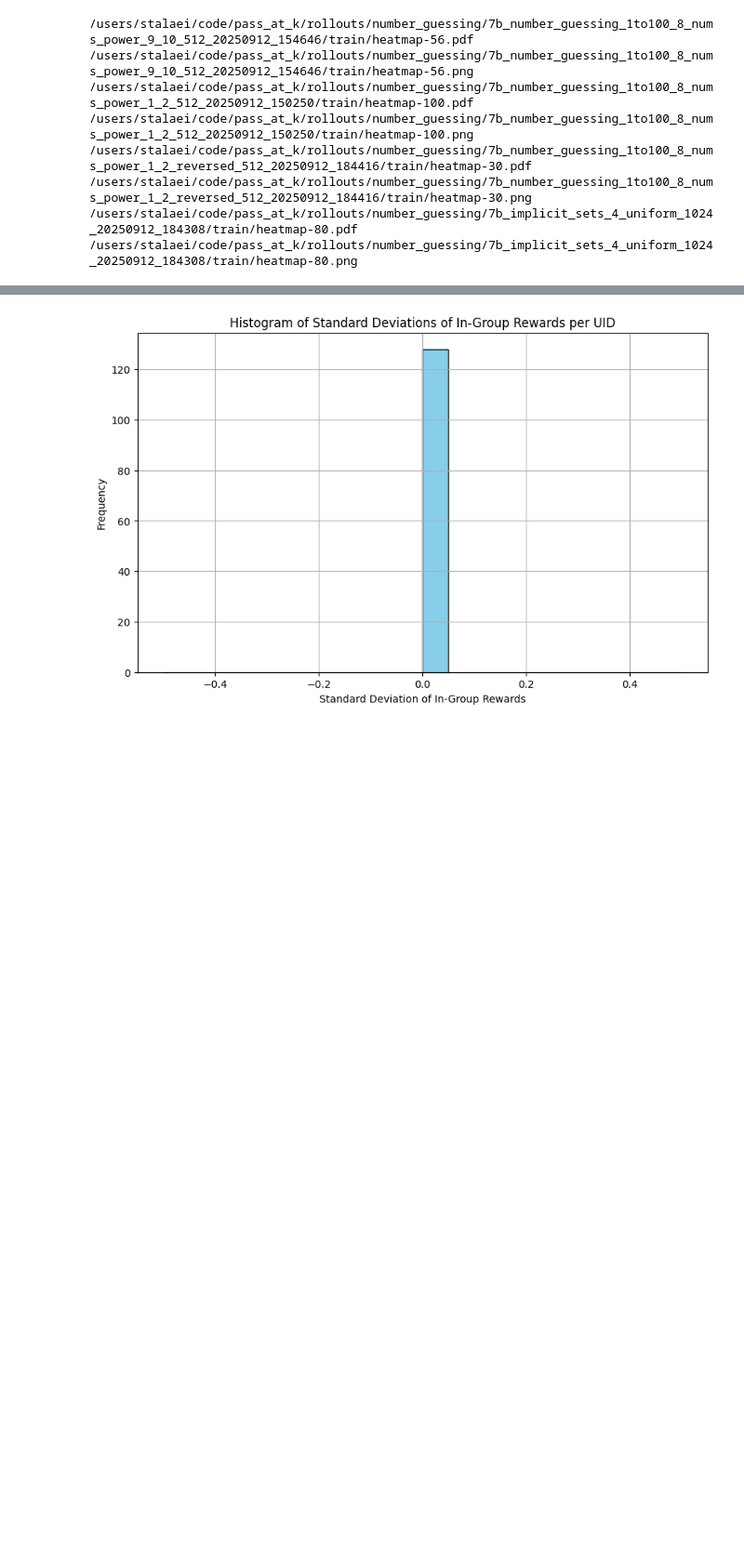
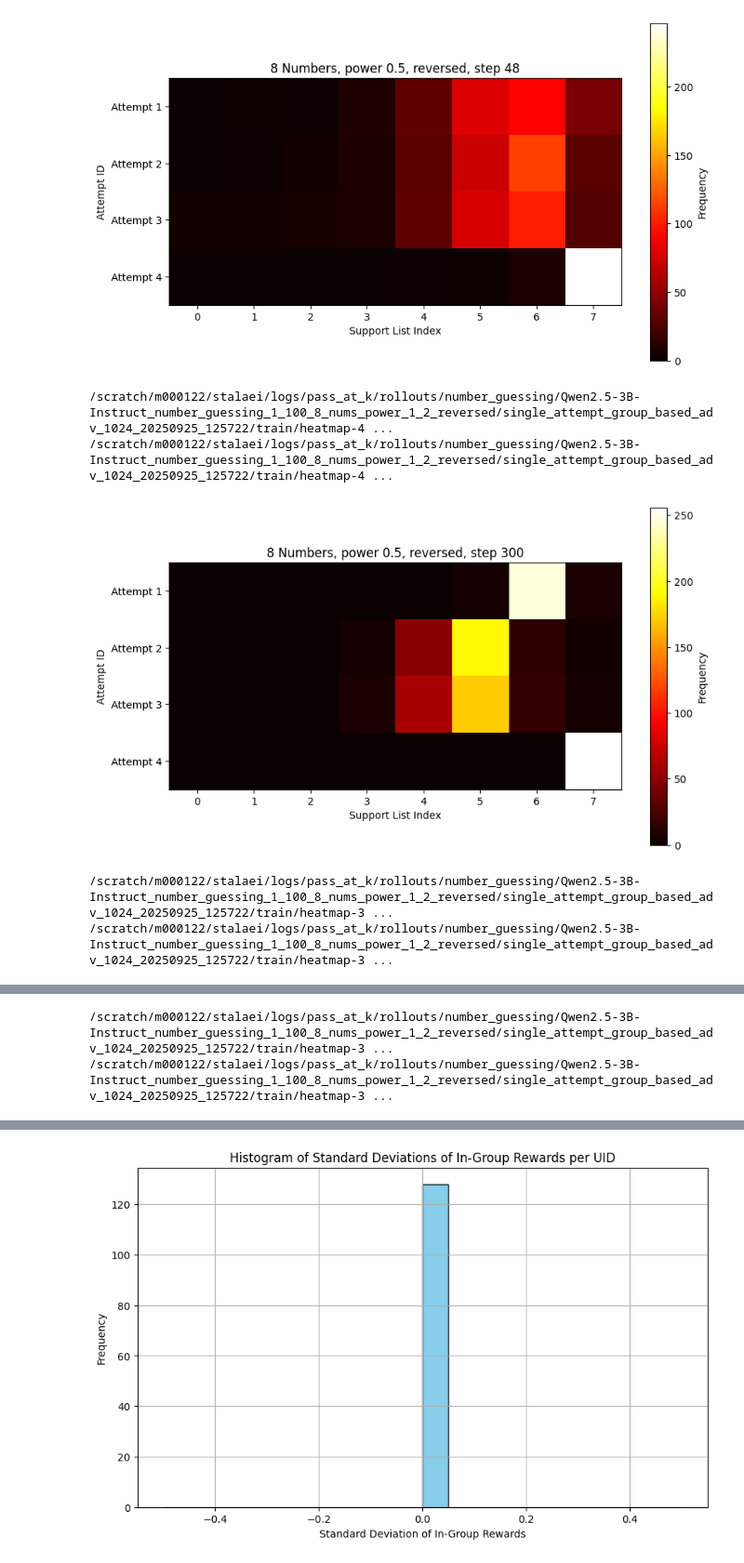
Before and after one commit to GnarlyMshtep/pass_at_k, a Jupyter notebook: custom/notebooks/random_number_analysis.ipynb, the cells around one changed output, grey strips where cells are left out. Shown: that part at 93% size. Cells and saved outputs as stored; diff of their text form; code cells hidden in the pictures; blank space fills up the shorter version.

Commit message:
Added group based advantage calculator and attempt id ratio reward.

```diff
--- a/custom/notebooks/random_number_analysis.ipynb
+++ b/custom/notebooks/random_number_analysis.ipynb
@@ -67,21 +70,26 @@ def create_and_save_heatmap(exp_name, data_path):
     plt.close()
 # %%
 # Example usage
+# exp_paths = {
+#     "8 Numbers, power 0.9": "/users/stalaei/code/pass_at_k/rollouts/number_guessing/7b_number_guessing_1to100_8_nums_power_9_10_512_20250912_154646/train/56.jsonl",
+#     "8 Numbers, power 0.5": "/users/stalaei/code/pass_at_k/rollouts/number_guessing/7b_number_guessing_1to100_8_nums_power_1_2_512_20250912_150250/train/100.jsonl",
+#     "8 Numbers, power 0.5, reversed": "/users/stalaei/code/pass_at_k/rollouts/number_guessing/7b_number_guessing_1to100_8_nums_power_1_2_reversed_512_20250912_184416/train/30.jsonl",
+#     "4 numbers, implicit, uniform": "/users/stalaei/code/pass_at_k/rollouts/number_guessing/7b_implicit_sets_4_uniform_1024_20250912_184308/train/80.jsonl"
+# }
+
 exp_paths = {
-    "8 Numbers, power 0.9": "/users/stalaei/code/pass_at_k/rollouts/number_guessing/7b_number_guessing_1to100_8_nums_power_9_10_512_20250912_154646/train/56.jsonl",
-    "8 Numbers, power 0.5": "/users/stalaei/code/pass_at_k/rollouts/number_guessing/7b_number_guessing_1to100_8_nums_power_1_2_512_20250912_150250/train/100.jsonl",
-    "8 Numbers, power 0.5, reversed": "/users/stalaei/code/pass_at_k/rollouts/number_guessing/7b_number_guessing_1to100_8_nums_power_1_2_reversed_512_20250912_184416/train/30.jsonl",
-    "4 numbers, implicit, uniform": "/users/stalaei/code/pass_at_k/rollouts/number_guessing/7b_implicit_sets_4_uniform_1024_20250912_184308/train/80.jsonl"
+    "8 Numbers, power 0.5, reversed, step 48": "/scratch/m000122/stalaei/logs/pass_at_k/rollouts/number_guessing/Qwen2.5-3B-Instruct_number_guessing_1_100_8_nums_power_1_2_reversed/single_attempt_group_based_adv_1024_20250925_125722/train/48.jsonl",
+    "8 Numbers, power 0.5, reversed, step 300": "/scratch/m000122/stalaei/logs/pass_at_k/rollouts/number_guessing/Qwen2.5-3B-Instruct_number_guessing_1_100_8_nums_power_1_2_reversed/single_attempt_group_based_adv_1024_20250925_125722/train/300.jsonl",
+    "8 Numbers, power 0.5, reversed, step 390": "/scratch/m000122/stalaei/logs/pass_at_k/rollouts/number_guessing/Qwen2.5-3B-Instruct_number_guessing_1_100_8_nums_power_1_2_reversed/single_attempt_group_based_adv_1024_20250925_125722/train/390.jsonl",
+    "8 Numbers, power 0.5, reversed, step 500": "/scratch/m000122/stalaei/logs/pass_at_k/rollouts/number_guessing/Qwen2.5-3B-Instruct_number_guessing_1_100_8_nums_power_1_2_reversed/single_attempt_group_based_adv_1024_20250925_125722/train/500.jsonl",
 }
 
 for exp_name, data_path in exp_paths.items():
     create_and_save_heatmap(exp_name, data_path)
 # %% [output]
+[figure, added]
-/users/stalaei/code/pass_at_k/rollouts/number_guessing/7b_number_guessing_1to100_8_nums_power_9_10_512_20250912_154646/train/heatmap-56.pdf
-/users/stalaei/code/pass_at_k/rollouts/number_guessing/7b_number_guessing_1to100_8_nums_power_9_10_512_20250912_154646/train/heatmap-56.png
-/users/stalaei/code/pass_at_k/rollouts/number_guessing/7b_number_guessing_1to100_8_nums_power_1_2_512_20250912_150250/train/heatmap-100.pdf
-/users/stalaei/code/pass_at_k/rollouts/number_guessing/7b_number_guessing_1to100_8_nums_power_1_2_512_20250912_150250/train/heatmap-100.png
-/users/stalaei/code/pass_at_k/rollouts/number_guessing/7b_number_guessing_1to100_8_nums_power_1_2_reversed_512_20250912_184416/train/heatmap-30.pdf
-/users/stalaei/code/pass_at_k/rollouts/number_guessing/7b_number_guessing_1to100_8_nums_power_1_2_reversed_512_20250912_184416/train/heatmap-30.png
-/users/stalaei/code/pass_at_k/rollouts/number_guessing/7b_implicit_sets_4_uniform_1024_20250912_184308/train/heatmap-80.pdf
-/users/stalaei/code/pass_at_k/rollouts/number_guessing/7b_implicit_sets_4_uniform_1024_20250912_184308/train/heatmap-80.png
+/scratch/m000122/stalaei/logs/pass_at_k/rollouts/number_guessing/Qwen2.5-3B-Instruct_number_guessing_1_100_8_nums_power_1_2_reversed/single_attempt_group_based_adv_1024_20250925_125722/train/heatmap-4 ...
+/scratch/m000122/stalaei/logs/pass_at_k/rollouts/number_guessing/Qwen2.5-3B-Instruct_number_guessing_1_100_8_nums_power_1_2_reversed/single_attempt_group_based_adv_1024_20250925_125722/train/heatmap-4 ...
+[figure, added]
+/scratch/m000122/stalaei/logs/pass_at_k/rollouts/number_guessing/Qwen2.5-3B-Instruct_number_guessing_1_100_8_nums_power_1_2_reversed/single_attempt_group_based_adv_1024_20250925_125722/train/heatmap-3 ...
+/scratch/m000122/stalaei/logs/pass_at_k/rollouts/number_guessing/Qwen2.5-3B-Instruct_number_guessing_1_100_8_nums_power_1_2_reversed/single_attempt_group_based_adv_1024_20250925_125722/train/heatmap-3 ...
@@ -87,0 +97,2 @@ for exp_name, data_path in exp_paths.items():
+/scratch/m000122/stalaei/logs/pass_at_k/rollouts/number_guessing/Qwen2.5-3B-Instruct_number_guessing_1_100_8_nums_power_1_2_reversed/single_attempt_group_based_adv_1024_20250925_125722/train/heatmap-3 ...
+/scratch/m000122/stalaei/logs/pass_at_k/rollouts/number_guessing/Qwen2.5-3B-Instruct_number_guessing_1_100_8_nums_power_1_2_reversed/single_attempt_group_based_adv_1024_20250925_125722/train/heatmap-3 ...
```
Also changed, not shown: parts of 2 cells of this notebook, 14 other files.
